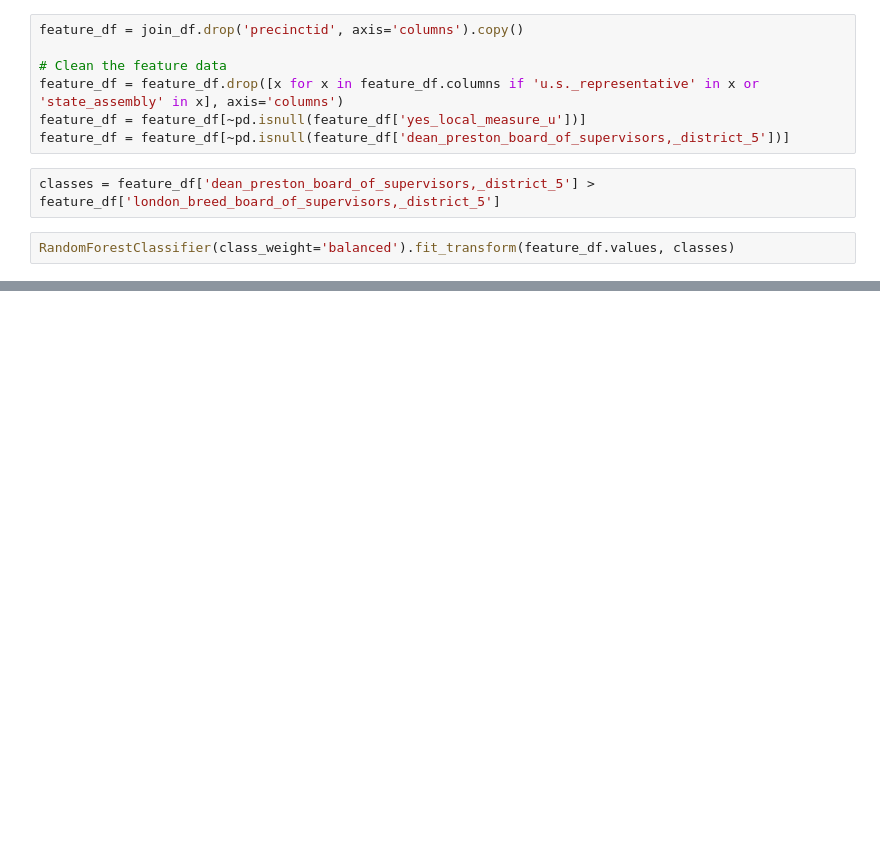
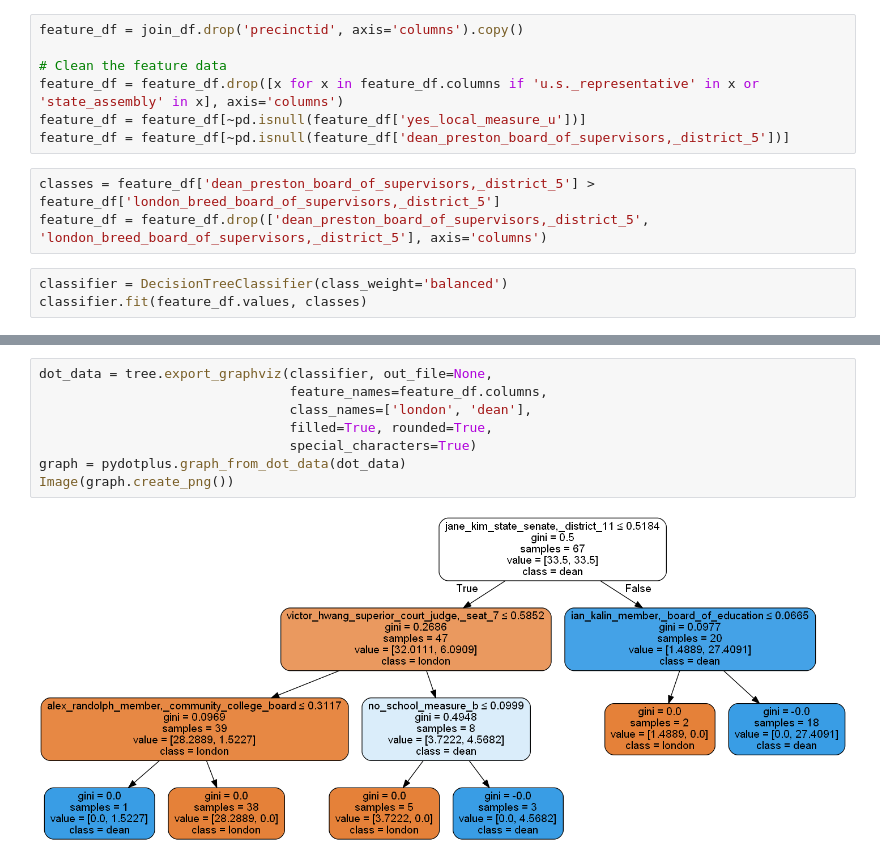
Before and after one commit to cmdavis4/sf-elections, a Jupyter notebook: d5_race_ml.ipynb, the cells around one changed output, grey strips where cells are left out. Cells and saved outputs as stored; diff of their text form; blank space fills up the shorter version.

Commit message:
Tree visualization is working

```diff
--- a/d5_race_ml.ipynb
+++ b/d5_race_ml.ipynb
@@ -49,6 +52,8 @@ feature_df = feature_df[~pd.isnull(feature_df['yes_local_measure_u'])]
 feature_df = feature_df[~pd.isnull(feature_df['dean_preston_board_of_supervisors,_district_5'])]
 # %%
 classes = feature_df['dean_preston_board_of_supervisors,_district_5'] > feature_df['london_breed_board_of_supervisors,_district_5']
+feature_df = feature_df.drop(['dean_preston_board_of_supervisors,_district_5', 'london_breed_board_of_supervisors,_district_5'], axis='columns')
 # %%
-RandomForestClassifier(class_weight='balanced').fit_transform(feature_df.values, classes)
+classifier = DecisionTreeClassifier(class_weight='balanced')
+classifier.fit(feature_df.values, classes)
 # %% [output]
@@ -97,0 +86,10 @@ feature_df[pd.isnull(feature_df['london_breed_board_of_supervisors,_district_5']
+# %%
+dot_data = tree.export_graphviz(classifier, out_file=None,
+                                feature_names=feature_df.columns,
+                                class_names=['london', 'dean'],
+                                filled=True, rounded=True,
+                                special_characters=True)
+graph = pydotplus.graph_from_dot_data(dot_data)
+Image(graph.create_png())
+# %% [output]
+[figure, added]
```
Also changed, not shown: parts of 5 cells of this notebook, 1 other file.
